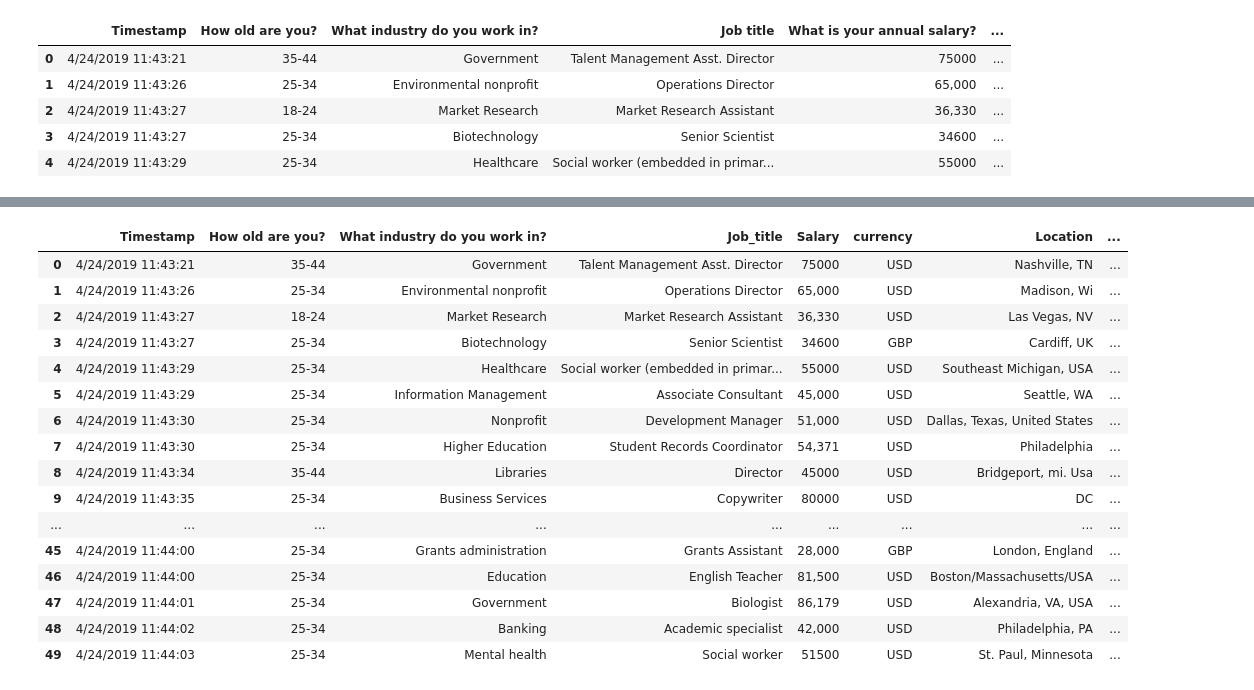
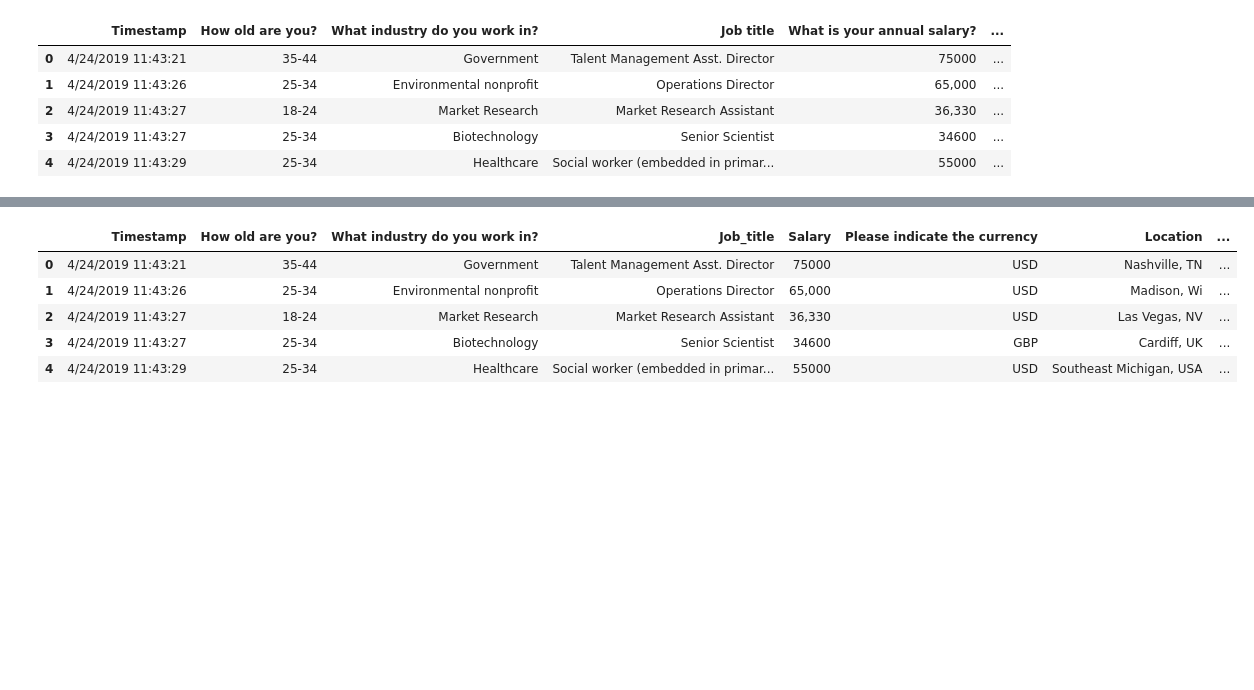
Before and after one commit to ibtiseam/challenge, a Jupyter notebook: challenge1.ipynb, the cells around one changed output, grey strips where cells are left out. Cells and saved outputs as stored; diff of their text form; code cells hidden in the pictures; blank space fills up the shorter version.

```diff
--- a/challenge1.ipynb
+++ b/challenge1.ipynb
@@ -17,27 +76,14 @@ df.rename(columns = {'Job title':'Job_title'}, inplace = True)
 df.rename(columns = {'What is your annual salary?':'Salary'}, inplace = True)
 # %%
 df.rename(columns = {'Where are you located? (City/state/country)':'Location'}, inplace = True)
-# %%
-df.rename(columns = {'Please indicate the currency':'currency'}, inplace = True)
 # %%
 df.rename(columns = {'How many years of post-college professional work experience do you have?':'YearsExperience'}, inplace = True)
 # %%
-df.head(50)
+df.head()
 # %% [output]
-|  | Timestamp | How old are you? | What industry do you work in? | Job_title | Salary | currency | Location | ... |
+|  | Timestamp | How old are you? | What industry do you work in? | Job_title | Salary | Please indicate the currency | Location | ... |
 | 0 | 4/24/2019 11:43:21 | 35-44 | Government | Talent Management Asst. Director | 75000 | USD | Nashville, TN | ... |
 | 1 | 4/24/2019 11:43:26 | 25-34 | Environmental nonprofit | Operations Director | 65,000 | USD | Madison, Wi | ... |
 | 2 | 4/24/2019 11:43:27 | 18-24 | Market Research | Market Research Assistant | 36,330 | USD | Las Vegas, NV | ... |
 | 3 | 4/24/2019 11:43:27 | 25-34 | Biotechnology | Senior Scientist | 34600 | GBP | Cardiff, UK | ... |
 | 4 | 4/24/2019 11:43:29 | 25-34 | Healthcare | Social worker (embedded in primar... | 55000 | USD | Southeast Michigan, USA | ... |
-| 5 | 4/24/2019 11:43:29 | 25-34 | Information Management | Associate Consultant | 45,000 | USD | Seattle, WA | ... |
-| 6 | 4/24/2019 11:43:30 | 25-34 | Nonprofit | Development Manager | 51,000 | USD | Dallas, Texas, United States | ... |
-| 7 | 4/24/2019 11:43:30 | 25-34 | Higher Education | Student Records Coordinator | 54,371 | USD | Philadelphia | ... |
-| 8 | 4/24/2019 11:43:34 | 35-44 | Libraries | Director | 45000 | USD | Bridgeport, mi. Usa | ... |
-| 9 | 4/24/2019 11:43:35 | 25-34 | Business Services | Copywriter | 80000 | USD | DC | ... |
-| ... | ... | ... | ... | ... | ... | ... | ... | ... |
-| 45 | 4/24/2019 11:44:00 | 25-34 | Grants administration | Grants Assistant | 28,000 | GBP | London, England | ... |
-| 46 | 4/24/2019 11:44:00 | 25-34 | Education | English Teacher | 81,500 | USD | Boston/Massachusetts/USA | ... |
-| 47 | 4/24/2019 11:44:01 | 25-34 | Government | Biologist | 86,179 | USD | Alexandria, VA, USA | ... |
-| 48 | 4/24/2019 11:44:02 | 25-34 | Banking | Academic specialist | 42,000 | USD | Philadelphia, PA | ... |
-| 49 | 4/24/2019 11:44:03 | 25-34 | Mental health | Social worker | 51500 | USD | St. Paul, Minnesota | ... |
```
Also changed, not shown: parts of 48 cells of this notebook, 5 other files.
